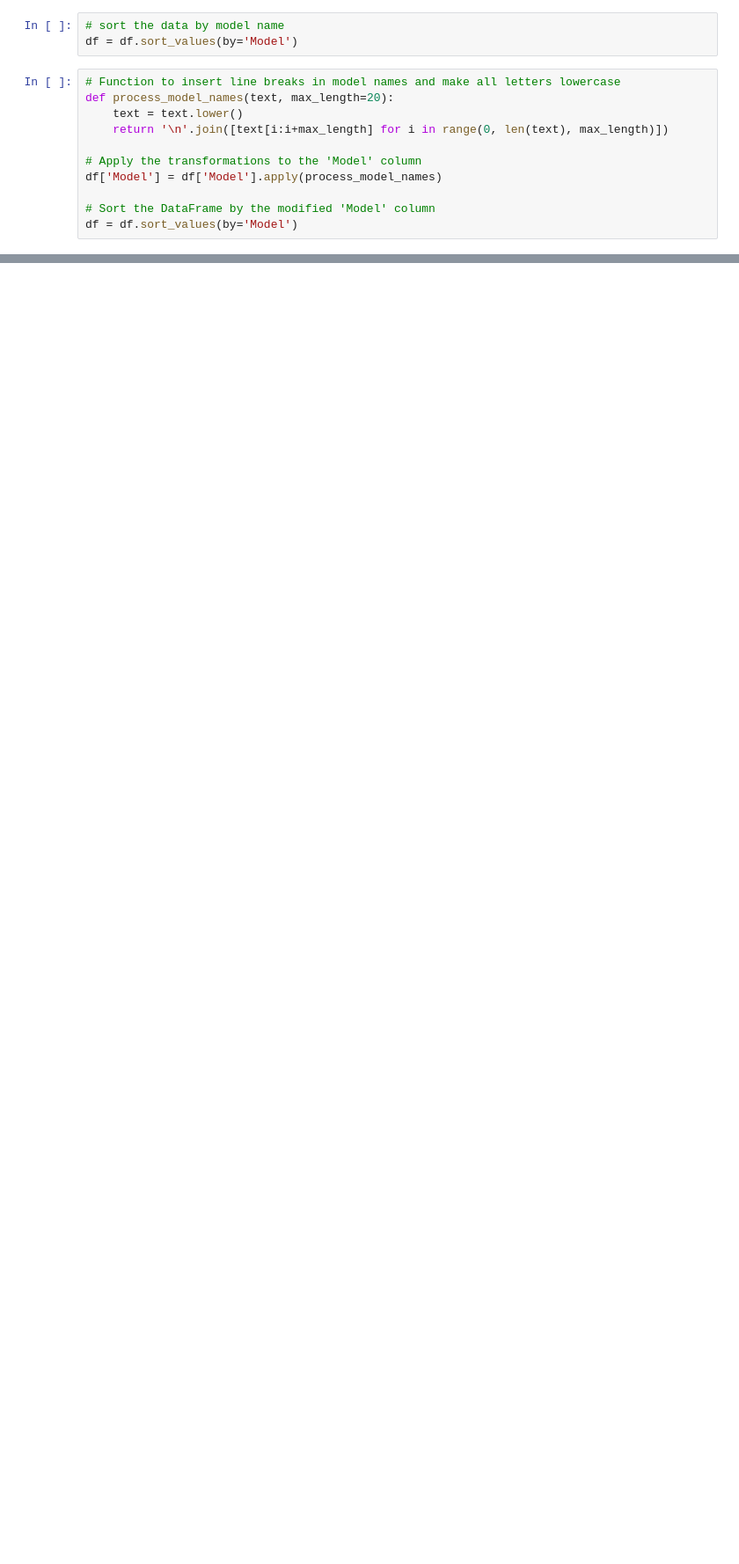
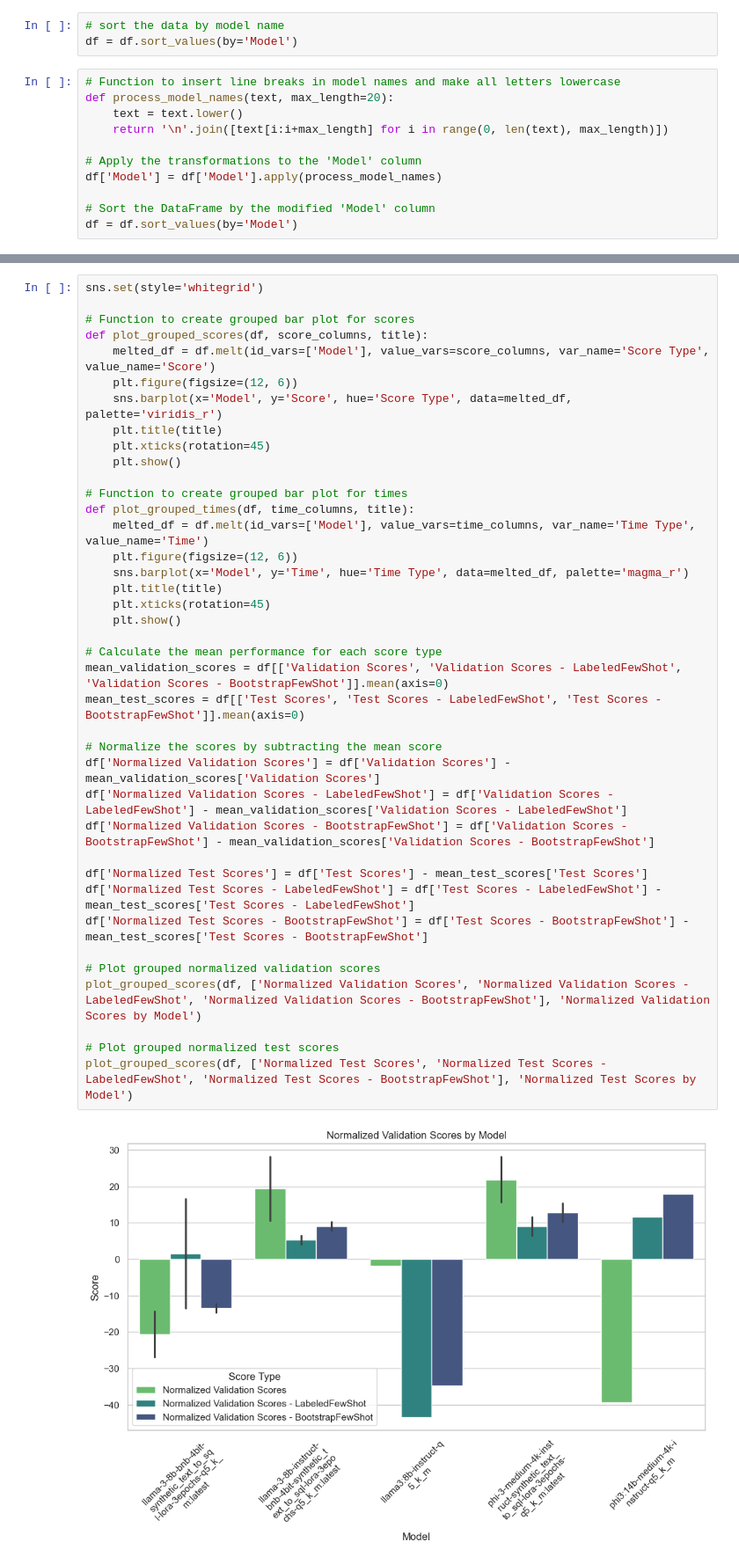
Before and after one commit to felixdsml/llm, a Jupyter notebook: logging/datasciencystuff/logging.ipynb, the cells around one changed output, grey strips where cells are left out. Shown at 88% size. Drawn from its saved outputs; the diff is of its cells as text; blank space fills up the shorter version.

```diff
--- a/logging/datasciencystuff/logging.ipynb
+++ b/logging/datasciencystuff/logging.ipynb
@@ -125,3 +124,44 @@ Passing `palette` without assigning `hue` is deprecated and will be removed in v
 
   sns.barplot(x='Model', y='Number of candidate programs - BootstrapFewShot', data=df, palette='summer', label='BootstrapFewShot')
 [figure]
+# %%
+sns.set(style='whitegrid')
+
+# Function to create grouped bar plot for scores
+def plot_grouped_scores(df, score_columns, title):
+    melted_df = df.melt(id_vars=['Model'], value_vars=score_columns, var_name='Score Type', value_name='Score')
+    plt.figure(figsize=(12, 6))
+    sns.barplot(x='Model', y='Score', hue='Score Type', data=melted_df, palette='viridis_r')
+    plt.title(title)
+    plt.xticks(rotation=45)
+    plt.show()
+
+# Function to create grouped bar plot for times
+def plot_grouped_times(df, time_columns, title):
+    melted_df = df.melt(id_vars=['Model'], value_vars=time_columns, var_name='Time Type', value_name='Time')
+    plt.figure(figsize=(12, 6))
+    sns.barplot(x='Model', y='Time', hue='Time Type', data=melted_df, palette='magma_r')
+    plt.title(title)
+    plt.xticks(rotation=45)
+    plt.show()
+
+# Calculate the mean performance for each score type
+mean_validation_scores = df[['Validation Scores', 'Validation Scores - LabeledFewShot', 'Validation Scores - BootstrapFewShot']].mean(axis=0)
+mean_test_scores = df[['Test Scores', 'Test Scores - LabeledFewShot', 'Test Scores - BootstrapFewShot']].mean(axis=0)
+
+# Normalize the scores by subtracting the mean score
+df['Normalized Validation Scores'] = df['Validation Scores'] - mean_validation_scores['Validation Scores']
+df['Normalized Validation Scores - LabeledFewShot'] = df['Validation Scores - LabeledFewShot'] - mean_validation_scores['Validation Scores - LabeledFewShot']
+df['Normalized Validation Scores - BootstrapFewShot'] = df['Validation Scores - BootstrapFewShot'] - mean_validation_scores['Validation Scores - BootstrapFewShot']
+
+df['Normalized Test Scores'] = df['Test Scores'] - mean_test_scores['Test Scores']
+df['Normalized Test Scores - LabeledFewShot'] = df['Test Scores - LabeledFewShot'] - mean_test_scores['Test Scores - LabeledFewShot']
+df['Normalized Test Scores - BootstrapFewShot'] = df['Test Scores - BootstrapFewShot'] - mean_test_scores['Test Scores - BootstrapFewShot']
+
+# Plot grouped normalized validation scores
+plot_grouped_scores(df, ['Normalized Validation Scores', 'Normalized Validation Scores - LabeledFewShot', 'Normalized Validation Scores - BootstrapFewShot'], 'Normalized Validation Scores by Model')
+
+# Plot grouped normalized test scores
+plot_grouped_scores(df, ['Normalized Test Scores', 'Normalized Test Scores - LabeledFewShot', 'Normalized Test Scores - BootstrapFewShot'], 'Normalized Test Scores by Model')
+# %% [output]
+[figure, added]
```
Also changed, not shown: parts of 12 cells of this notebook, 3 other files.
